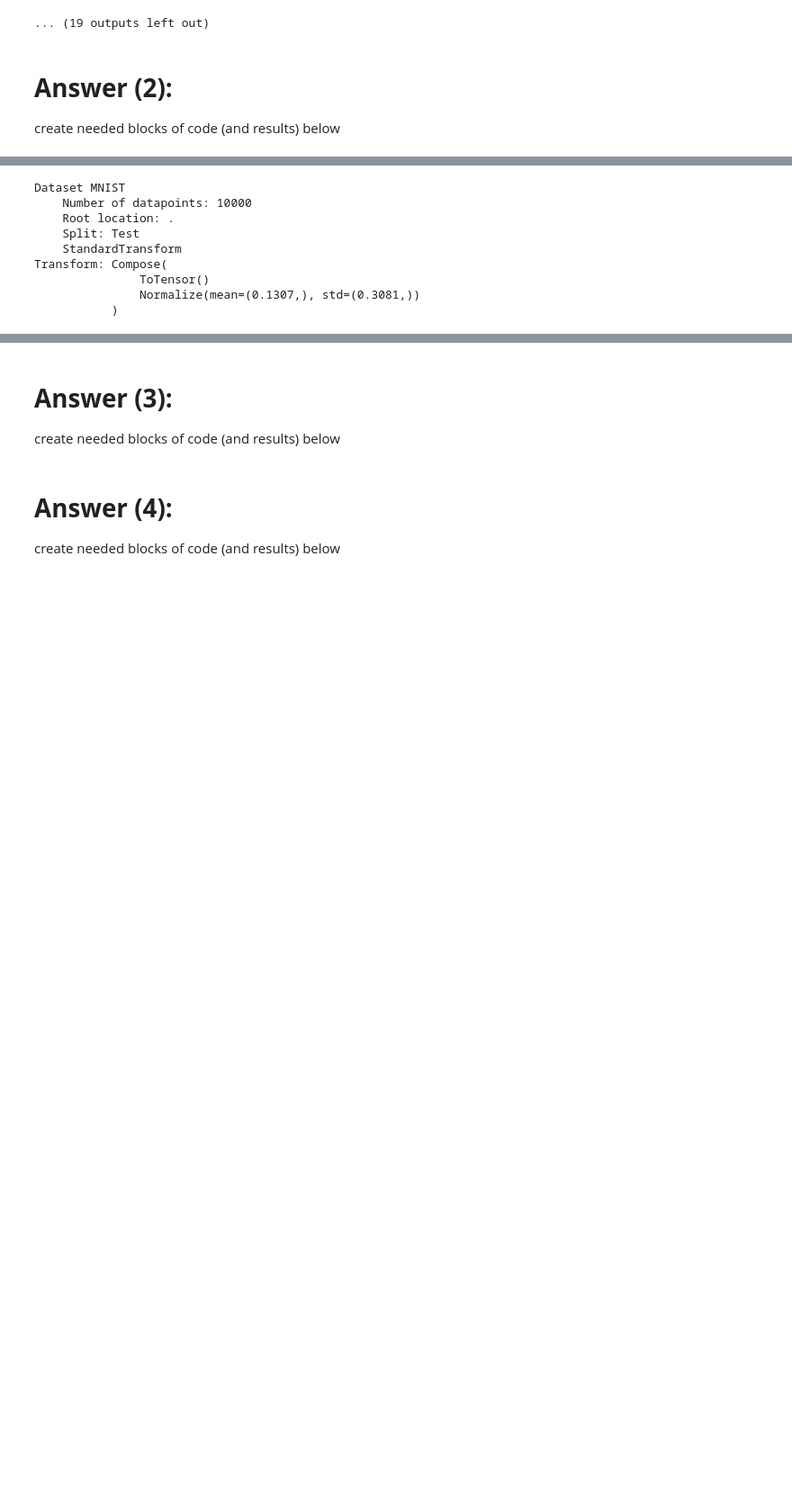
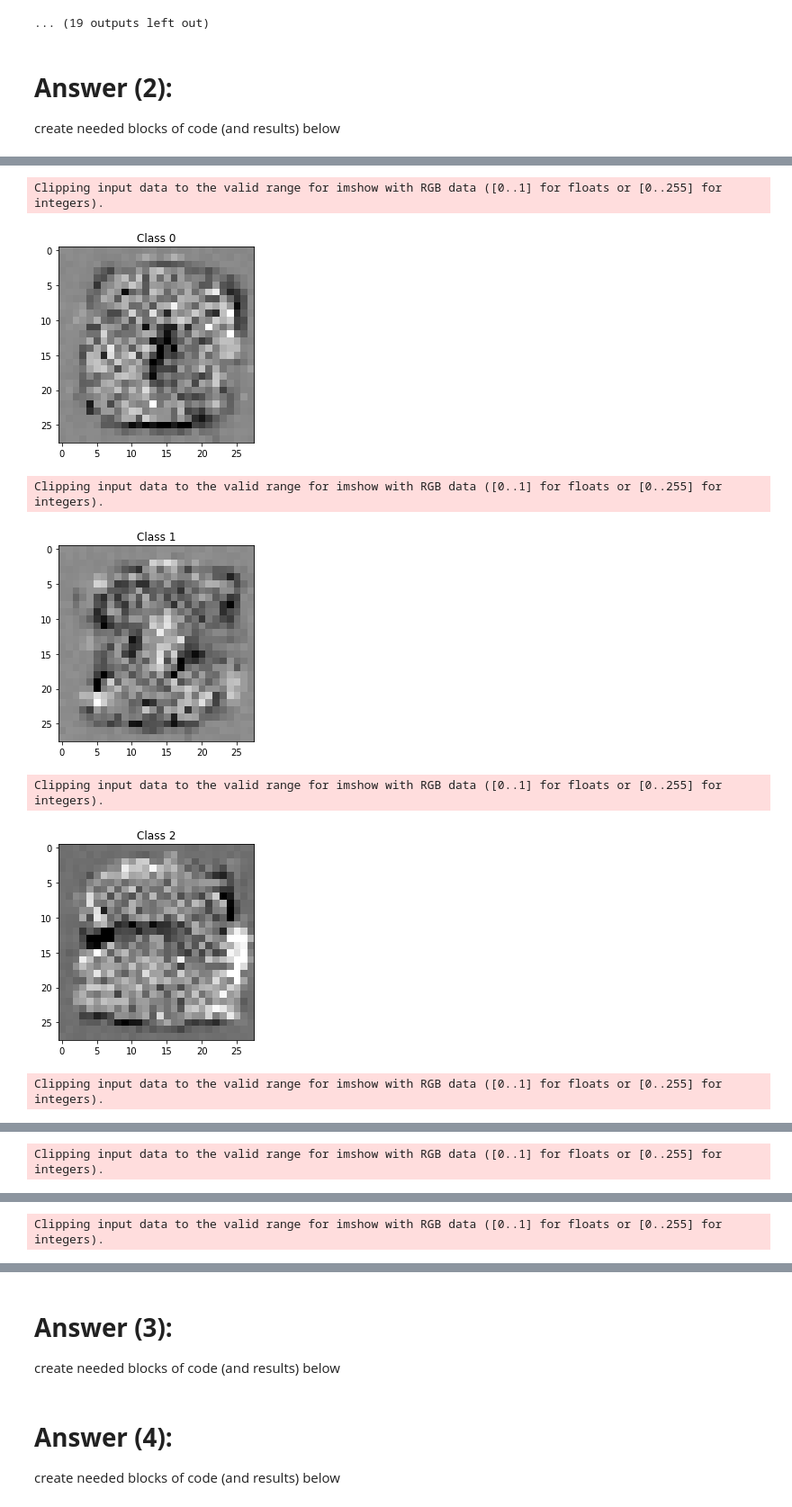
Before and after one commit to KareemJBR/CV-Exercises, a Jupyter notebook: HW3/Q1/ex3_2022_part1.ipynb, the cells around one changed output, grey strips where cells are left out. Shown at 90% size. Drawn from its saved outputs; the diff is of its cells as text; code cells hidden in the pictures; blank space fills up the shorter version.

```diff
--- a/HW3/Q1/ex3_2022_part1.ipynb
+++ b/HW3/Q1/ex3_2022_part1.ipynb
@@ -315,12 +316,22 @@ Test set: Average loss: 0.7719, Accuracy: 8935/10000 (89%)
-# %%
-print(mnist_test) # TODO: implement 2.a and 2.b
-# %% [output]
-Dataset MNIST
-    Number of datapoints: 10000
-    Root location: .
-    Split: Test
-    StandardTransform
-Transform: Compose(
-               ToTensor()
-               Normalize(mean=(0.1307,), std=(0.3081,))
-           )
+# %%
+for parameter in network.parameters():
+    for i in range(10):
+        temp = torchvision.utils.make_grid(parameter[i].resize(28, 28))
+
+        temp = temp / 2 + 0.5  # un-normalize
+        temp_np = temp.numpy()
+
+        plt.figure()
+        plt.title("Class " + str(i))
+        plt.imshow(np.transpose(temp_np, (1, 2, 0)))
+        plt.show()
+
+    break # we only need the first model parameter (weights)
+# %% [output]
+Clipping input data to the valid range for imshow with RGB data ([0..1] for floats or [0..255] for integers).
+[figure, added]
+Clipping input data to the valid range for imshow with RGB data ([0..1] for floats or [0..255] for integers).
+[figure, added]
+Clipping input data to the valid range for imshow with RGB data ([0..1] for floats or [0..255] for integers).
+[figure, added]
+Clipping input data to the valid range for imshow with RGB data ([0..1] for floats or [0..255] for integers).
@@ -326,0 +339 @@ Transform: Compose(
+Clipping input data to the valid range for imshow with RGB data ([0..1] for floats or [0..255] for integers).
@@ -326,0 +341 @@ Transform: Compose(
+Clipping input data to the valid range for imshow with RGB data ([0..1] for floats or [0..255] for integers).
```
Also changed, not shown: parts of 7 cells of this notebook.
